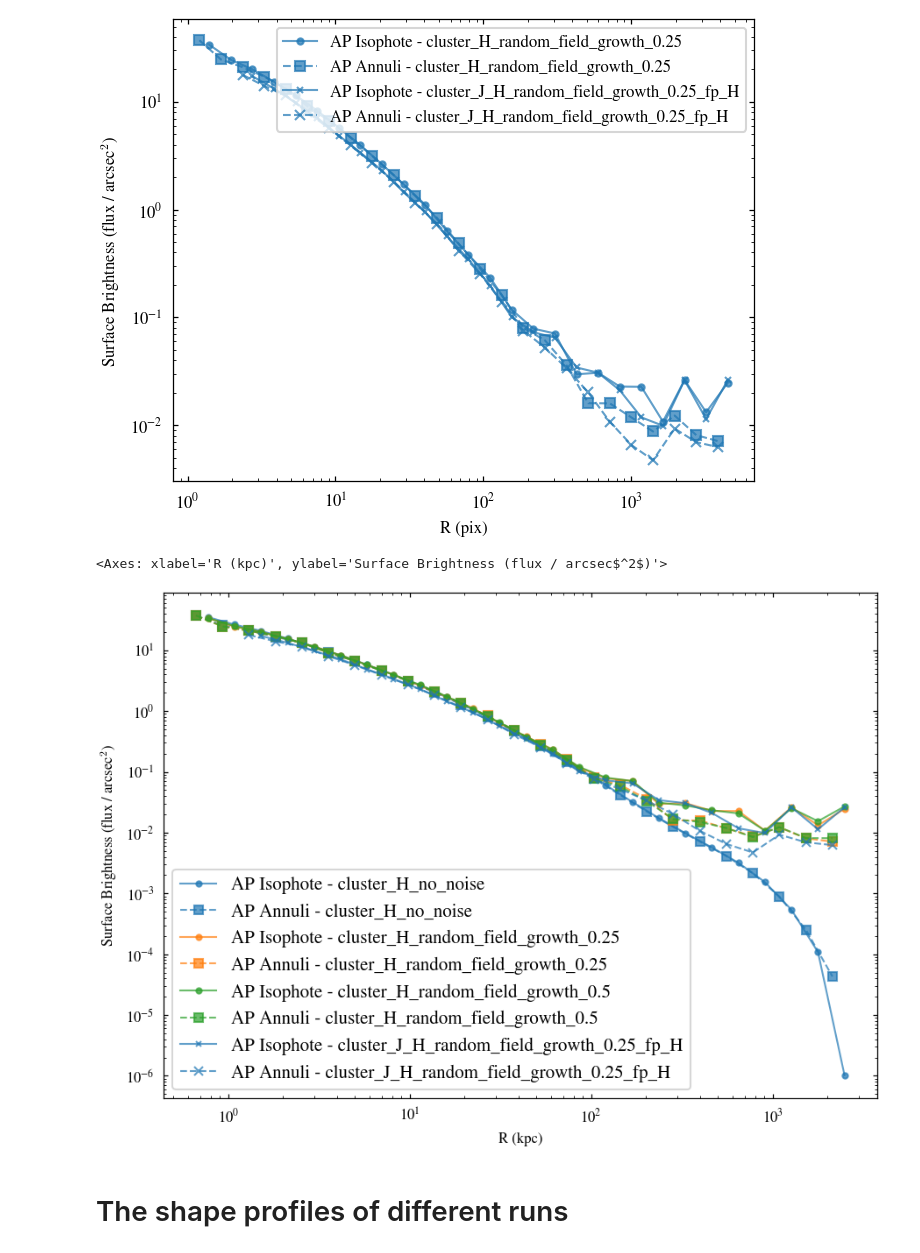
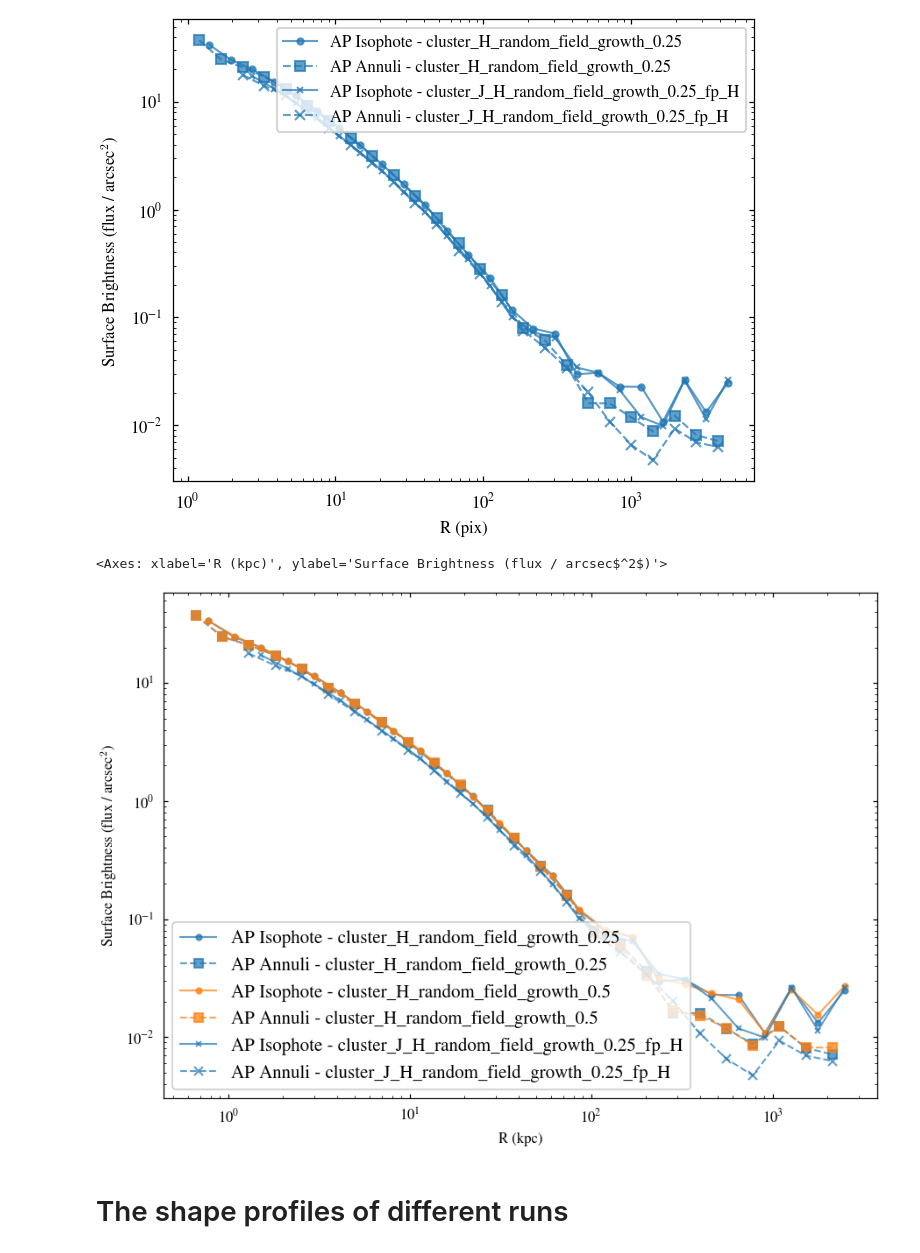
Before and after one commit to IntraClusterLight/nicl_q1, a Jupyter notebook: nbs/Autoprof_mask_prep_run.ipynb, the cells around one changed output. Saved outputs shown, nothing was run; the diff lists cells and outputs as text; code cells hidden in the pictures.

Commit message:
changes to autoprof pipeline and plotting comparison tests

```diff
--- a/nbs/Autoprof_mask_prep_run.ipynb
+++ b/nbs/Autoprof_mask_prep_run.ipynb
@@ -1481,36 +1481,34 @@ plot_sb_profiles(
     profiles=h_profiles,
     cosmology=cosmo,
     redshift=0.1,
     rad_output_unit='kpc',
     specific_profile_prefix=[
-        "cluster_H_no_noise",
         "cluster_H_random_field_growth_0.25",
         "cluster_H_random_field_growth_0.5"
     ],
     prefix_colors=prefix_colors,
     savefig=True,
     outdir="plots",
     ax=ax
 )
 
 plot_sb_profiles(
     profiles=j_profiles,
     cosmology=cosmo,
     redshift=0.1,
     rad_output_unit='kpc',
     specific_profile_prefix=[
-        "cluster_J_no_noise",
         "cluster_J_H_random_field_growth_0.25_fp_H",
     ],
     prefix_colors=prefix_colors,
     savefig=True,
     outdir="plots",
     ax=ax,
     legendloc='lower left'
 )
 # %% [output]
 <Axes: xlabel='R (kpc)', ylabel='Surface Brightness (flux / arcsec$^2$)'>
-[figure, old version]
+[figure, new version]
 # %% [markdown]
 # The shape profiles of different runs
 # %%
```
Also changed, not shown: parts of 1 cell of this notebook, 1 other file.
